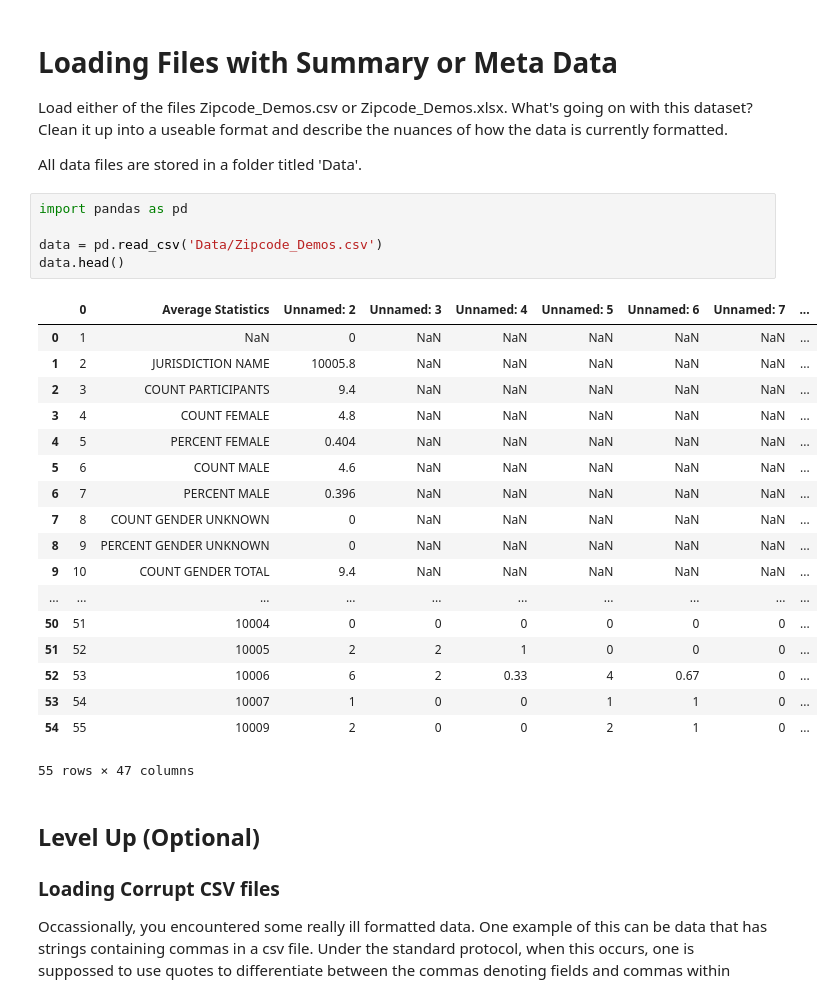
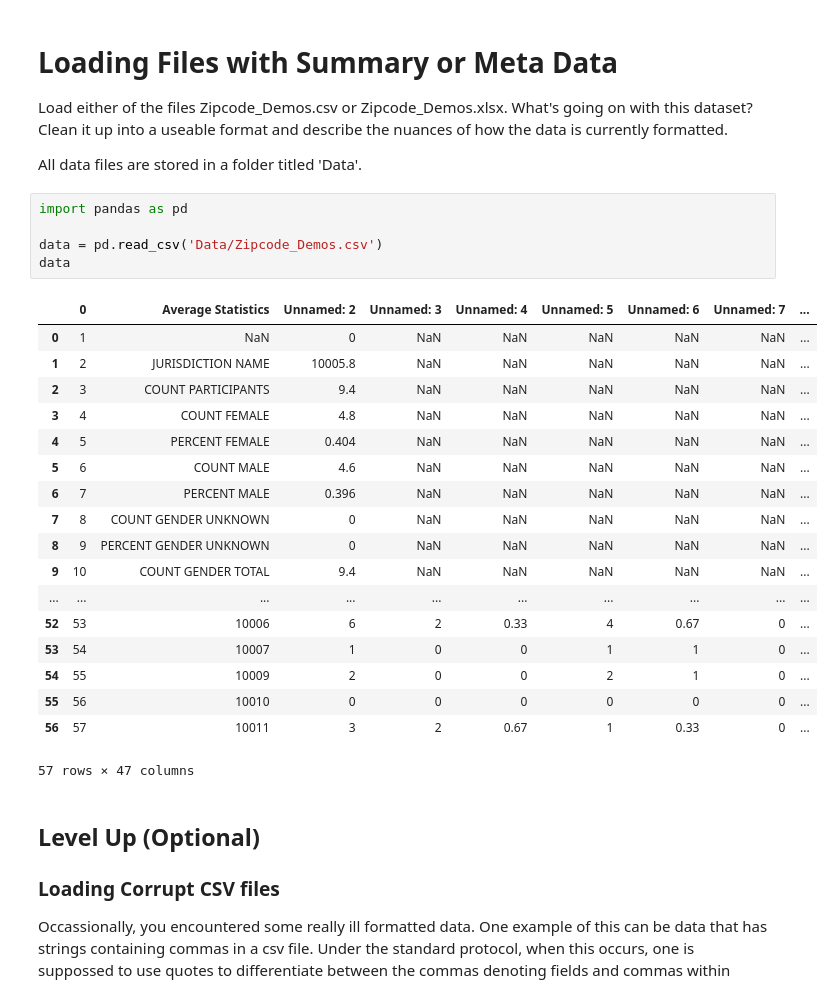
Before and after one commit to ConnorAnderson29/dsc-1-03-05-importing-data-using-pandas-lab-seattle-ds-career-040119, a Jupyter notebook: index.ipynb, the cells around one changed output. Saved outputs shown, nothing was run; the diff lists cells and outputs as text.

```diff
--- a/index.ipynb
+++ b/index.ipynb
@@ -20,27 +20,27 @@ All data files are stored in a folder titled 'Data'.
 # %%
 import pandas as pd
 
 data = pd.read_csv('Data/Zipcode_Demos.csv')
-data.head()
+data
 # %% [output]
 |  | 0 | Average Statistics | Unnamed: 2 | Unnamed: 3 | Unnamed: 4 | Unnamed: 5 | Unnamed: 6 | Unnamed: 7 | ... |
 | 0 | 1 | NaN | 0 | NaN | NaN | NaN | NaN | NaN | ... |
 | 1 | 2 | JURISDICTION NAME | 10005.8 | NaN | NaN | NaN | NaN | NaN | ... |
 | 2 | 3 | COUNT PARTICIPANTS | 9.4 | NaN | NaN | NaN | NaN | NaN | ... |
 | 3 | 4 | COUNT FEMALE | 4.8 | NaN | NaN | NaN | NaN | NaN | ... |
 | 4 | 5 | PERCENT FEMALE | 0.404 | NaN | NaN | NaN | NaN | NaN | ... |
 | 5 | 6 | COUNT MALE | 4.6 | NaN | NaN | NaN | NaN | NaN | ... |
 | 6 | 7 | PERCENT MALE | 0.396 | NaN | NaN | NaN | NaN | NaN | ... |
 | 7 | 8 | COUNT GENDER UNKNOWN | 0 | NaN | NaN | NaN | NaN | NaN | ... |
 | 8 | 9 | PERCENT GENDER UNKNOWN | 0 | NaN | NaN | NaN | NaN | NaN | ... |
 | 9 | 10 | COUNT GENDER TOTAL | 9.4 | NaN | NaN | NaN | NaN | NaN | ... |
 | ... | ... | ... | ... | ... | ... | ... | ... | ... | ... |
-| 50 | 51 | 10004 | 0 | 0 | 0 | 0 | 0 | 0 | ... |
-| 51 | 52 | 10005 | 2 | 2 | 1 | 0 | 0 | 0 | ... |
 | 52 | 53 | 10006 | 6 | 2 | 0.33 | 4 | 0.67 | 0 | ... |
 | 53 | 54 | 10007 | 1 | 0 | 0 | 1 | 1 | 0 | ... |
 | 54 | 55 | 10009 | 2 | 0 | 0 | 2 | 1 | 0 | ... |
+| 55 | 56 | 10010 | 0 | 0 | 0 | 0 | 0 | 0 | ... |
+| 56 | 57 | 10011 | 3 | 2 | 0.67 | 1 | 0.33 | 0 | ... |
-55 rows × 47 columns
+57 rows × 47 columns
 # %% [markdown]
 ## Level Up (Optional)
 
```
